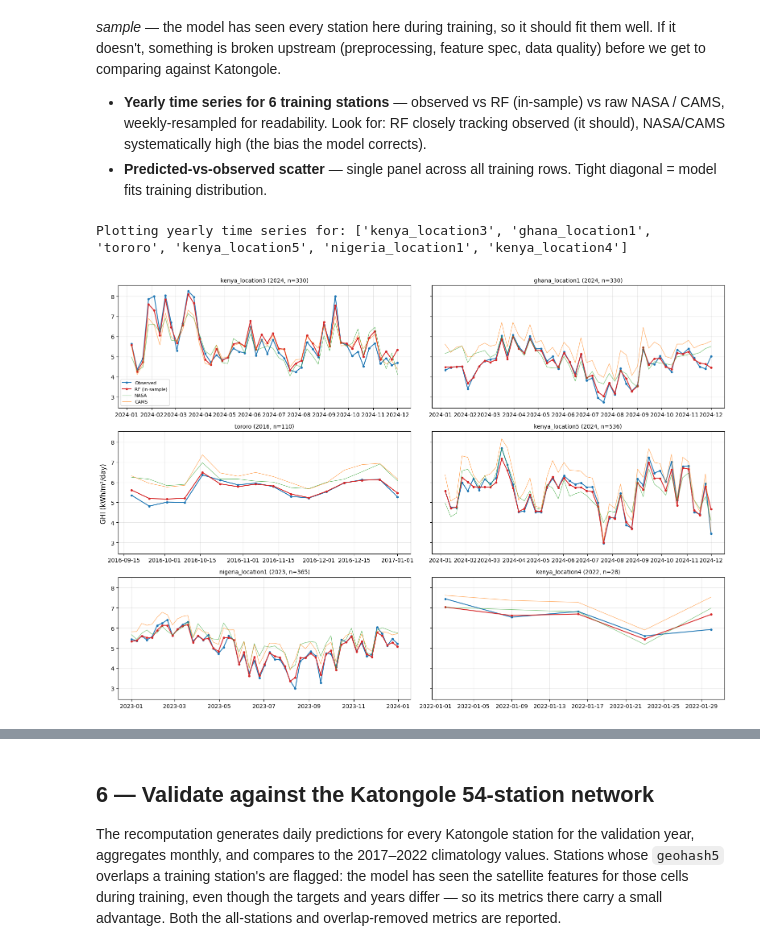
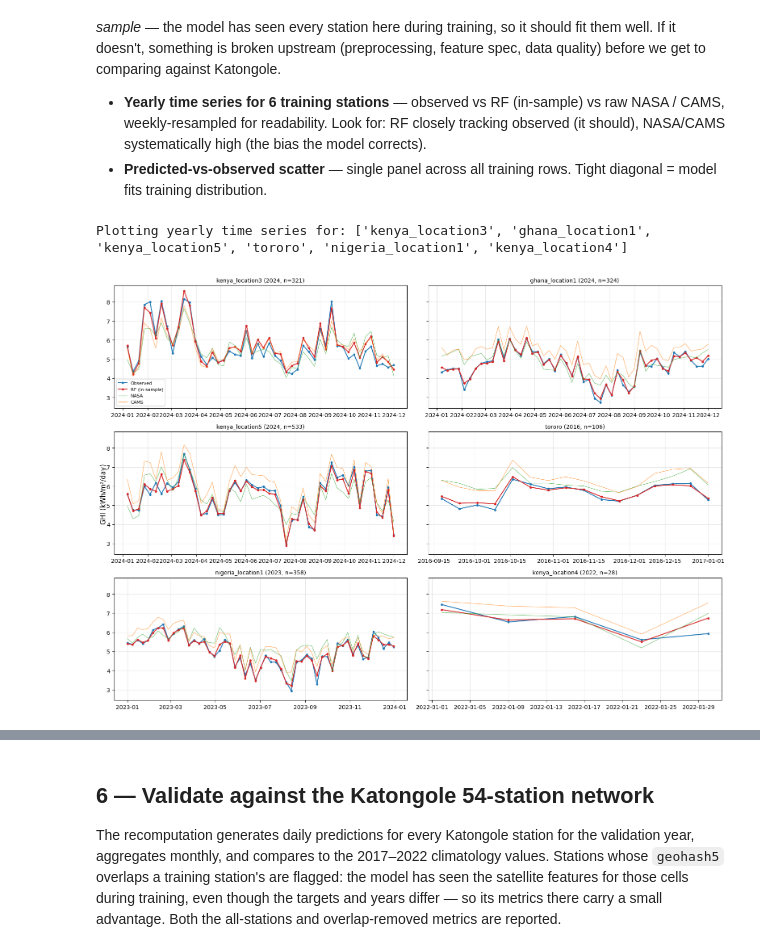
Before and after one commit to Marconi-Lab/SolarIrradiation, a Jupyter notebook: notebooks/papers/mukiibi_mikelson_2026/01_recomputation.ipynb, the cells around one changed output, grey strips where cells are left out. Saved outputs shown, nothing was run; the diff lists cells and outputs as text; code cells hidden in the pictures.

```diff
--- a/notebooks/papers/mukiibi_mikelson_2026/01_recomputation.ipynb
+++ b/notebooks/papers/mukiibi_mikelson_2026/01_recomputation.ipynb
@@ -341,18 +385,20 @@ feature_columns = (
 )
 
 spec = FeatureSpec(
-    target_column="y_ghi_kwh_m2_day",
+    # Residual-target formulation — see §3 markdown for rationale.
+    # Inversion: predicted_y = predicted_residual + sat_ghi_cams.
+    target_column="y_residual_vs_cams",
     feature_columns=feature_columns,
     cleaners=(
-        # FeatureService.build_training_pairs renames the ground-truth
-        # column from `ghi_kwh_m2_day` (warehouse) to `y_ghi_kwh_m2_day`
-        # (assembled frame). Every target-column-aware cleaner needs the
-        # renamed column name explicitly — the cleaners' defaults match
-        # the warehouse convention, not the FeatureService convention.
+        # Cleaners reference y_ghi_kwh_m2_day directly (the absolute
+        # column is still in the frame; the residual was pre-computed
+        # in cell 9 from these same values). KnnYearGapImputer is
+        # omitted because it would impute the absolute target on
+        # inserted rows but not the residual column, leading to NaN
+        # targets that get dropped anyway.
         GhiUpperBoundCleaner(column="y_ghi_kwh_m2_day", threshold=12.0),
         IqrLowerBoundCleaner(column="y_ghi_kwh_m2_day", multiplier=1.5),
         HighMissingYearExcluder(missing_fraction_threshold=0.05),
-        KnnYearGapImputer(target_column="y_ghi_kwh_m2_day", k=5),
     ),
     derived_features=(
         ClearSkyIndexFeature(
@@ -590,6 +652,11 @@ trainer_config = TrainerConfig(
     wandb_project=WANDB_PROJECT if LOG_TO_WANDB else None,
     wandb_entity=WANDB_ENTITY,
     wandb_tags=WANDB_TAGS,
+    # Skip auto-baselines: they default to absolute satellite GHI which
+    # would be compared against our residual target — apples to oranges.
+    # The proper baseline comparison (RF vs raw NASA/CAMS) lives in §6
+    # on the absolute scale after inversion.
+    baseline_columns=(),
 )
 trainer = Trainer(trainer_config)
 
@@ -603,10 +670,10 @@ bundle = trainer.train(
     splitter=splitter,
     holdout_label=(
         f"random-holdout:frac={RANDOM_VAL_FRACTION},seed={RANDOM_VAL_SEED} "
-        f"(in-distribution sanity; real validation is Katongole §6)"
+        f"(in-distribution sanity on residual target; real validation is Katongole §6)"
     ),
     bundle_dest=BUNDLE_DEST,
 )
-print(f"Trained: {type(bundle.regressor).__name__}")
+print(f"Trained: {type(bundle.regressor).__name__}  (target = y_residual_vs_cams)")
 print(f"Bundle:  {BUNDLE_DEST}")
 # %% [output]
@@ -652,44 +721,51 @@ data quality) before we get to comparing against Katongole.
 * **Predicted-vs-observed scatter** — single panel across all
   training rows. Tight diagonal = model fits training distribution.
 # %%
-# Predict on every training row (in-sample). Useful for the
-# "model isn't broken" sanity check; never the actual validation.
-y_pred_train = pd.Series(
+# Predict on every training row (in-sample). Predictions come out
+# on the residual scale (y - sat_ghi_cams); add sat_ghi_cams back to
+# get GHI on the absolute scale for plot-level comparison.
+y_pred_residual = pd.Series(
     bundle.regressor.predict(processed.X()), index=processed.df.index,
 )
 diag_df = processed.df.copy()
-diag_df["y_pred"] = y_pred_train
+diag_df["y_pred"] = y_pred_residual + diag_df["sat_ghi_cams_kwh_m2_day"]
+# Add the absolute target column for plotting (it's not in `processed`
+# because the FeatureSpec's target is the residual; we need the
+# original GHI column from the cleaned frame).
+diag_df["y_ghi_kwh_m2_day"] = (
+    diag_df["y_residual_vs_cams"] + diag_df["sat_ghi_cams_kwh_m2_day"]
+)
 diag_df["date"] = pd.to_datetime(diag_df["date"])
 
 # Pick 6 stations with the most rows for the time-series grid.
 plot_stations = (
     diag_df.groupby("location").size().sort_values(ascending=False).head(6).index.tolist()
 )
 print(f"Plotting yearly time series for: {plot_stations}")
 
 fig, axes = plt.subplots(3, 2, figsize=(16, 11), sharey=True)
 for ax, loc in zip(axes.flat, plot_stations):
     sub = diag_df[diag_df["location"] == loc].sort_values("date")
     # Restrict to the most recent year for readability.
     last_year = sub["date"].dt.year.max()
     sub = sub[sub["date"].dt.year == last_year]
     weekly = (
         sub.set_index("date")
-        [[spec.target_column, "y_pred",
+        [["y_ghi_kwh_m2_day", "y_pred",
           "sat_ghi_nasa_kwh_m2_day", "sat_ghi_cams_kwh_m2_day"]]
         .resample("W").mean()
     )
-    ax.plot(weekly.index, weekly[spec.target_column], "-o", ms=3, label="Observed", color="C0")
+    ax.plot(weekly.index, weekly["y_ghi_kwh_m2_day"], "-o", ms=3, label="Observed", color="C0")
     ax.plot(weekly.index, weekly["y_pred"], "-o", ms=3, label="RF (in-sample)", color="C3")
     ax.plot(weekly.index, weekly["sat_ghi_nasa_kwh_m2_day"], "-", lw=0.8, label="NASA", color="C2", alpha=0.7)
     ax.plot(weekly.index, weekly["sat_ghi_cams_kwh_m2_day"], "-", lw=0.8, label="CAMS", color="C1", alpha=0.7)
     ax.set_title(f"{loc} ({last_year}, n={len(sub):,})", fontsize=10)
     ax.grid(alpha=0.3)
 axes[0, 0].legend(fontsize=8, loc="lower left")
 fig.supylabel("GHI (kWh/m²/day)")
 fig.tight_layout()
 plt.show()
 # %% [output]
-Plotting yearly time series for: ['kenya_location3', 'ghana_location1', 'tororo', 'kenya_location5', 'nigeria_location1', 'kenya_location4']
+Plotting yearly time series for: ['kenya_location3', 'ghana_location1', 'kenya_location5', 'tororo', 'nigeria_location1', 'kenya_location4']
-[figure, old version]
+[figure, new version]
 # %%
```
Also changed, not shown: parts of 34 cells of this notebook, 2 other files.
